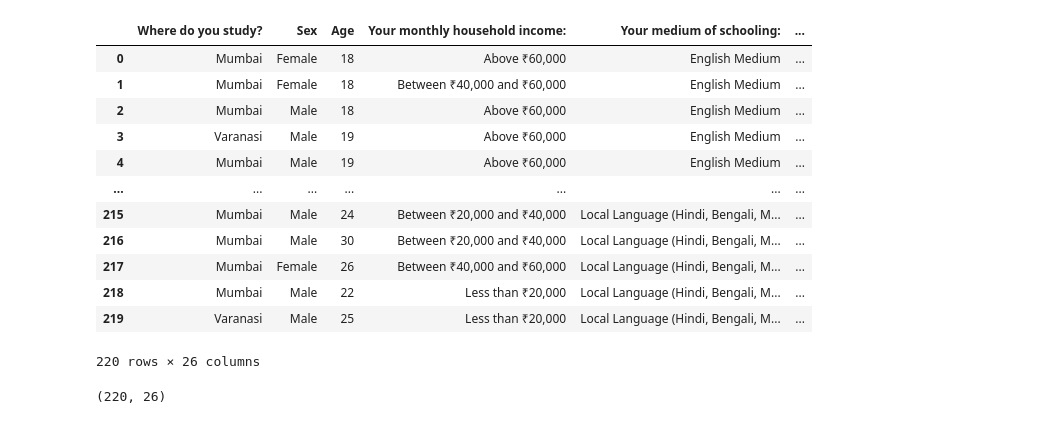
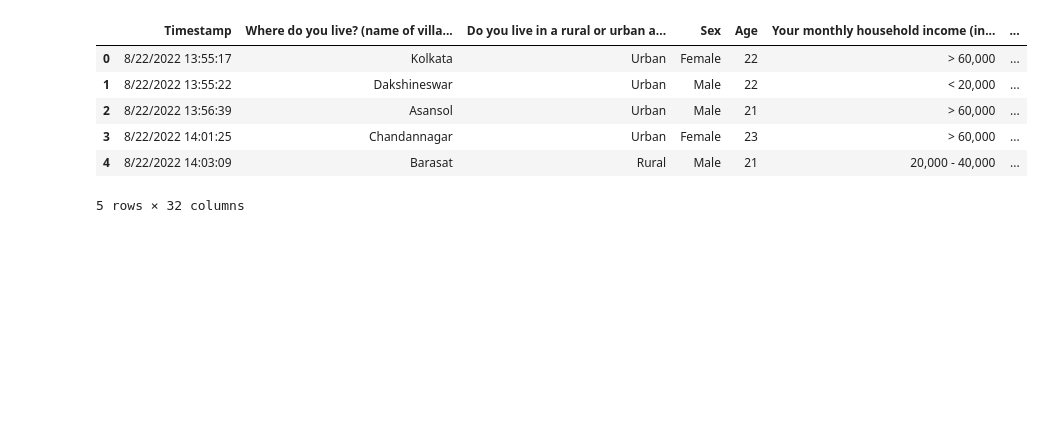
Before and after one commit to Roudranil/Financial-Literacy-project, a Jupyter notebook: eda.ipynb, the cells around one changed output. Saved outputs shown, nothing was run; the diff lists cells and outputs as text; code cells hidden in the pictures; blank space fills up the shorter version.

```diff
--- a/eda.ipynb
+++ b/eda.ipynb
@@ -7,20 +5,12 @@ data = pd.read_excel("preliminary dataset.xlsx", sheet_name="Sheet2")
+# %%
+data = pd.read_csv("responses (55).csv")
 # %%
-data
+data.head()
 # %% [output]
-|  | Where do you study? | Sex | Age | Your monthly household income: | Your medium of schooling: | ... |
-| 0 | Mumbai | Female | 18 | Above ₹60,000 | English Medium | ... |
-| 1 | Mumbai | Female | 18 | Between ₹40,000 and ₹60,000 | English Medium | ... |
-| 2 | Mumbai | Male | 18 | Above ₹60,000 | English Medium | ... |
-| 3 | Varanasi | Male | 19 | Above ₹60,000 | English Medium | ... |
-| 4 | Mumbai | Male | 19 | Above ₹60,000 | English Medium | ... |
-| ... | ... | ... | ... | ... | ... | ... |
-| 215 | Mumbai | Male | 24 | Between ₹20,000 and ₹40,000 | Local Language (Hindi, Bengali, M... | ... |
-| 216 | Mumbai | Male | 30 | Between ₹20,000 and ₹40,000 | Local Language (Hindi, Bengali, M... | ... |
-| 217 | Mumbai | Female | 26 | Between ₹40,000 and ₹60,000 | Local Language (Hindi, Bengali, M... | ... |
-| 218 | Mumbai | Male | 22 | Less than ₹20,000 | Local Language (Hindi, Bengali, M... | ... |
-| 219 | Varanasi | Male | 25 | Less than ₹20,000 | Local Language (Hindi, Bengali, M... | ... |
+|  | Timestamp | Where do you live? (name of villa... | Do you live in a rural or urban a... | Sex | Age | Your monthly household income (in... | ... |
+| 0 | 8/22/2022 13:55:17 | Kolkata | Urban | Female | 22 | > 60,000 | ... |
+| 1 | 8/22/2022 13:55:22 | Dakshineswar | Urban | Male | 22 | < 20,000 | ... |
+| 2 | 8/22/2022 13:56:39 | Asansol | Urban | Male | 21 | > 60,000 | ... |
+| 3 | 8/22/2022 14:01:25 | Chandannagar | Urban | Female | 23 | > 60,000 | ... |
+| 4 | 8/22/2022 14:03:09 | Barasat | Rural | Male | 21 | 20,000 - 40,000 | ... |
-220 rows × 26 columns
+5 rows × 32 columns
-# %%
-data.shape
-# %% [output]
-(220, 26)
```
Also changed, not shown: parts of 8 cells of this notebook.
